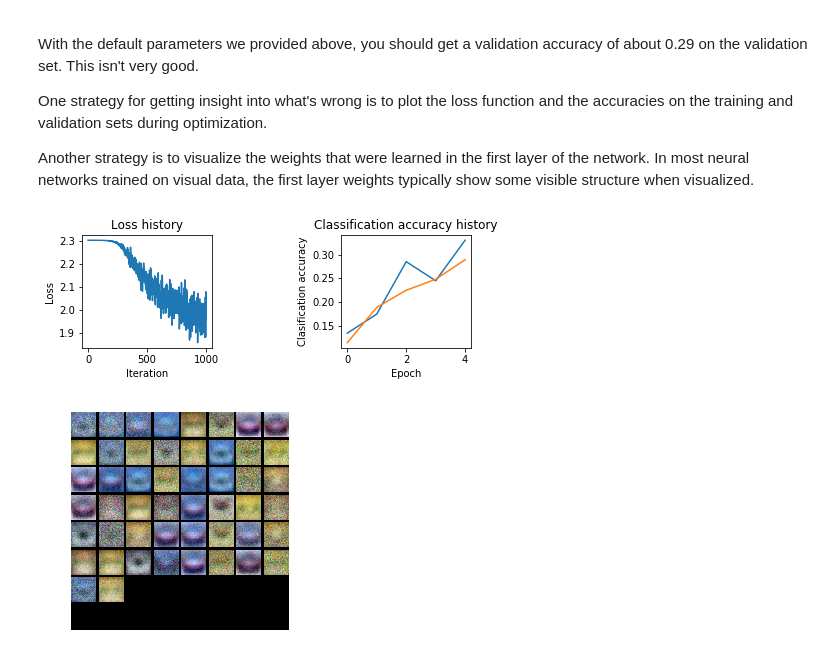
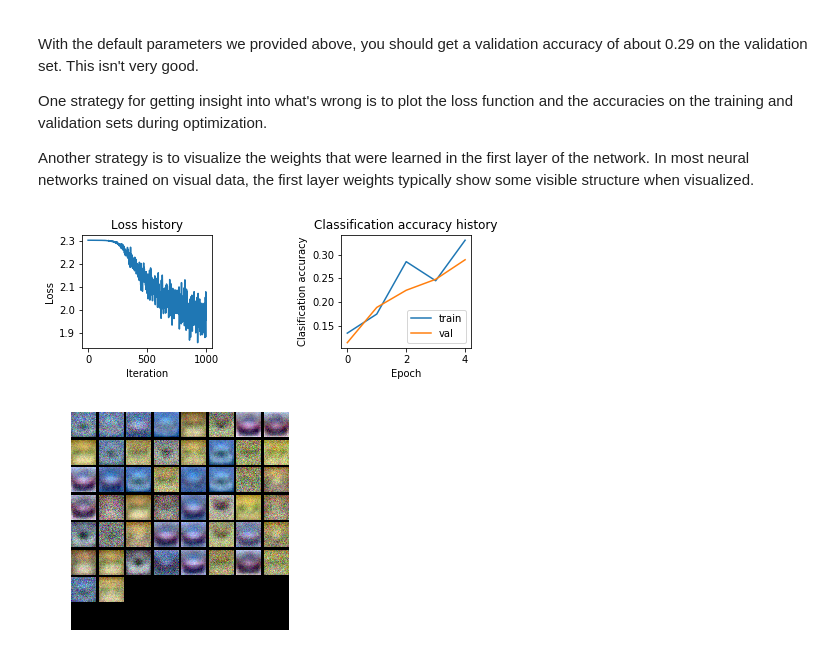
Before and after one commit to somnath1077/ML, a Jupyter notebook: CNN_Vision/assignments/assignment1/two_layer_net.ipynb, the cells around one changed output. Drawn from its saved outputs; the diff is of its cells as text; code cells hidden in the pictures.

```diff
--- a/CNN_Vision/assignments/assignment1/two_layer_net.ipynb
+++ b/CNN_Vision/assignments/assignment1/two_layer_net.ipynb
@@ -246,23 +246,25 @@ Another strategy is to visualize the weights that were learned in the first laye
 # %%
 # Plot the loss function and train / validation accuracies
 plt.subplot(221)
 plt.plot(stats['loss_history'])
 plt.title('Loss history')
 plt.xlabel('Iteration')
 plt.ylabel('Loss')
 
 plt.subplot(222)
 plt.plot(stats['train_acc_history'], label='train')
 plt.plot(stats['val_acc_history'], label='val')
+
+plt.legend()
 plt.title('Classification accuracy history')
 plt.xlabel('Epoch')
 plt.ylabel('Clasification accuracy')
 
 plt.subplots_adjust(top=1.0, bottom=0.10, left=0.10, right=1.0, hspace=0.30, wspace=1.0)
 
 plt.show()
 # %% [output]
-[figure, old version]
+[figure, new version]
 # %%
 from cs231n.vis_utils import visualize_grid
 
```
